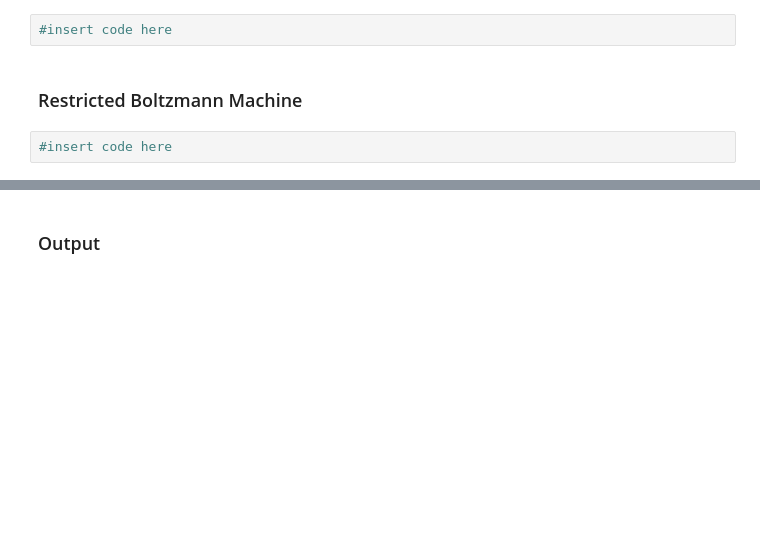
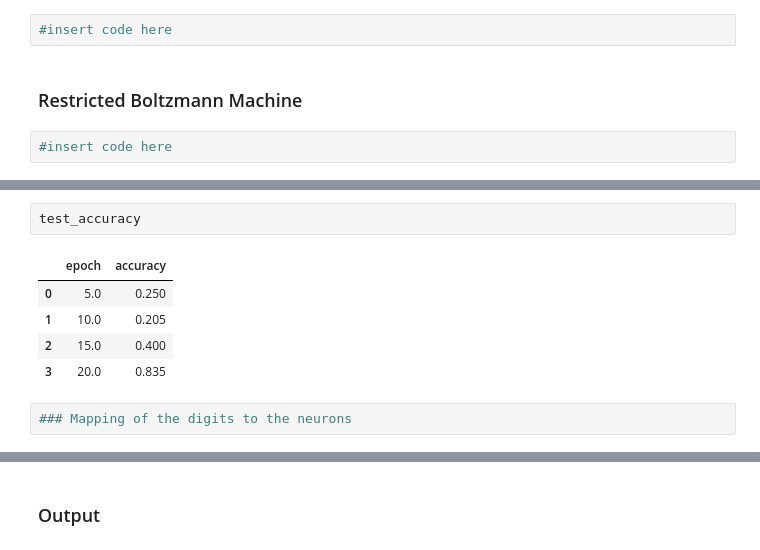
Before and after one commit to irinaotto/NN_project, a Jupyter notebook: NN_Group_Project_MNIST.ipynb, the cells around one changed output, grey strips where cells are left out. Saved outputs shown, nothing was run; the diff lists cells and outputs as text; blank space fills up the shorter version.

```diff
--- a/NN_Group_Project_MNIST.ipynb
+++ b/NN_Group_Project_MNIST.ipynb
@@ -53,0 +102,10 @@ network=my_som.train(ds_train)
+# %%
+test_accuracy
+# %% [output]
+|  | epoch | accuracy |
+| 0 | 5.0 | 0.250 |
+| 1 | 10.0 | 0.205 |
+| 2 | 15.0 | 0.400 |
+| 3 | 20.0 | 0.835 |
+# %%
+### Mapping of the digits to the neurons
```
Also changed, not shown: parts of 14 cells of this notebook, 1 other file.
